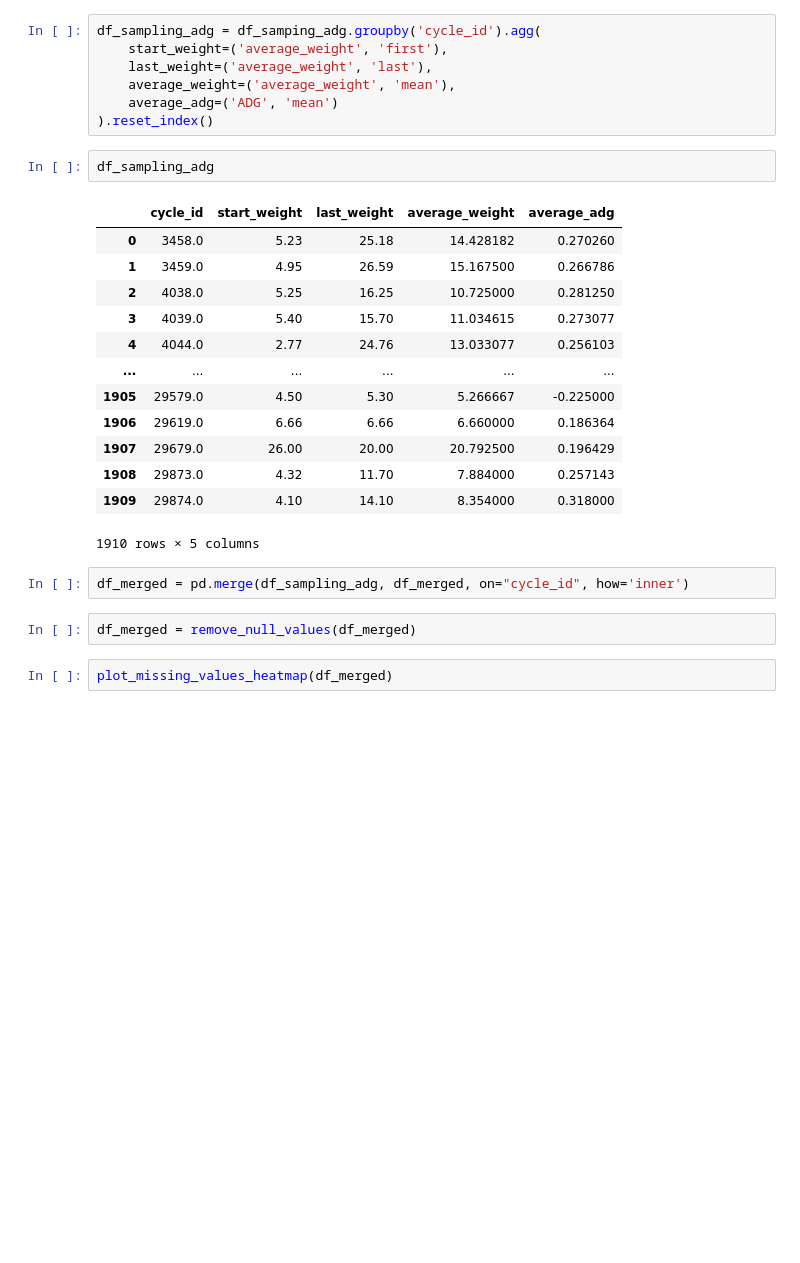
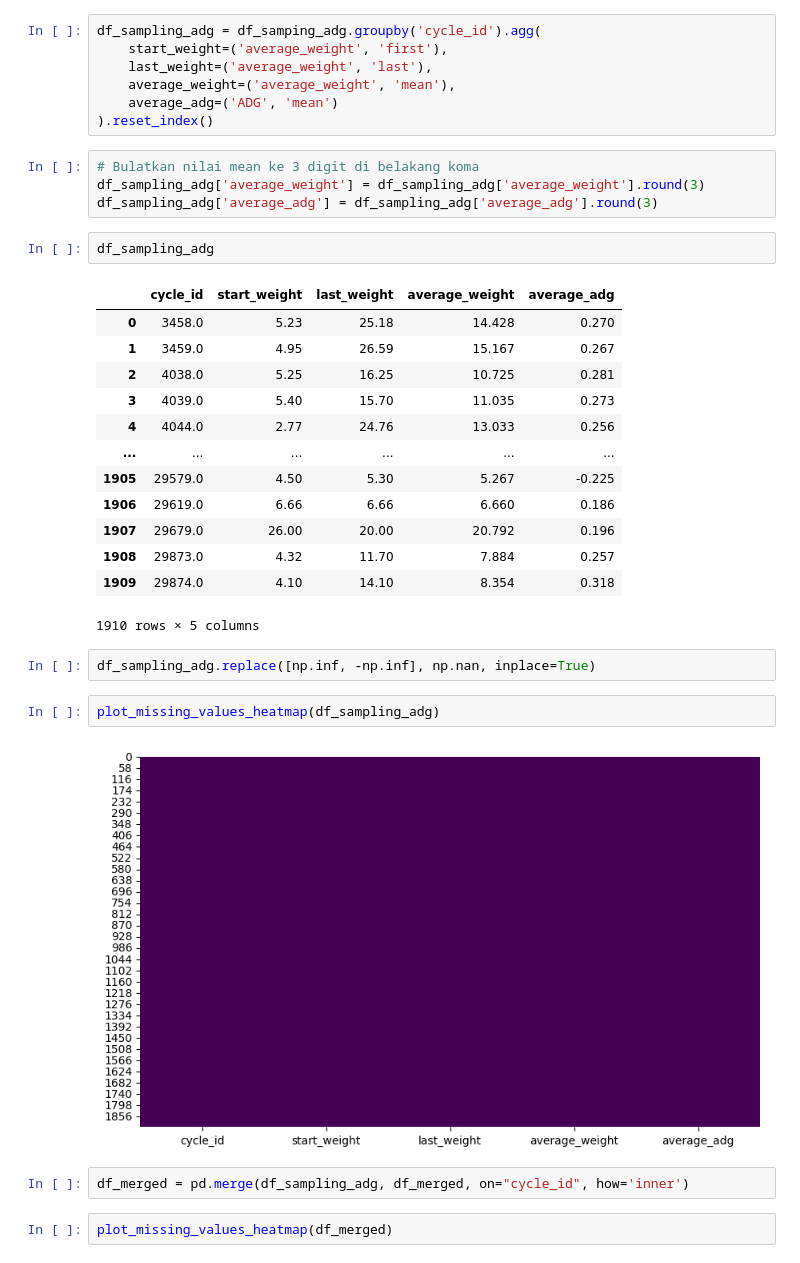
Before and after one commit to sugengdcahyo/shrimp-prediction, a Jupyter notebook: Cleaning.ipynb, the cells around one changed output. Cells and saved outputs as stored; diff of their text form; blank space fills up the shorter version.

Commit message:
Merge sampling dataset

```diff
--- a/Cleaning.ipynb
+++ b/Cleaning.ipynb
@@ -625,26 +625,34 @@ df_sampling_adg = df_samping_adg.groupby('cycle_id').agg(
     average_weight=('average_weight', 'mean'),
     average_adg=('ADG', 'mean')
 ).reset_index()
+# %%
+# Bulatkan nilai mean ke 3 digit di belakang koma
+df_sampling_adg['average_weight'] = df_sampling_adg['average_weight'].round(3)
+df_sampling_adg['average_adg'] = df_sampling_adg['average_adg'].round(3)
 # %%
 df_sampling_adg
 # %% [output]
 |  | cycle_id | start_weight | last_weight | average_weight | average_adg |
-| 0 | 3458.0 | 5.23 | 25.18 | 14.428182 | 0.270260 |
-| 1 | 3459.0 | 4.95 | 26.59 | 15.167500 | 0.266786 |
-| 2 | 4038.0 | 5.25 | 16.25 | 10.725000 | 0.281250 |
-| 3 | 4039.0 | 5.40 | 15.70 | 11.034615 | 0.273077 |
-| 4 | 4044.0 | 2.77 | 24.76 | 13.033077 | 0.256103 |
+| 0 | 3458.0 | 5.23 | 25.18 | 14.428 | 0.270 |
+| 1 | 3459.0 | 4.95 | 26.59 | 15.167 | 0.267 |
+| 2 | 4038.0 | 5.25 | 16.25 | 10.725 | 0.281 |
+| 3 | 4039.0 | 5.40 | 15.70 | 11.035 | 0.273 |
+| 4 | 4044.0 | 2.77 | 24.76 | 13.033 | 0.256 |
 | ... | ... | ... | ... | ... | ... |
-| 1905 | 29579.0 | 4.50 | 5.30 | 5.266667 | -0.225000 |
-| 1906 | 29619.0 | 6.66 | 6.66 | 6.660000 | 0.186364 |
-| 1907 | 29679.0 | 26.00 | 20.00 | 20.792500 | 0.196429 |
-| 1908 | 29873.0 | 4.32 | 11.70 | 7.884000 | 0.257143 |
-| 1909 | 29874.0 | 4.10 | 14.10 | 8.354000 | 0.318000 |
+| 1905 | 29579.0 | 4.50 | 5.30 | 5.267 | -0.225 |
+| 1906 | 29619.0 | 6.66 | 6.66 | 6.660 | 0.186 |
+| 1907 | 29679.0 | 26.00 | 20.00 | 20.792 | 0.196 |
+| 1908 | 29873.0 | 4.32 | 11.70 | 7.884 | 0.257 |
+| 1909 | 29874.0 | 4.10 | 14.10 | 8.354 | 0.318 |
 1910 rows × 5 columns
+# %%
+df_sampling_adg.replace([np.inf, -np.inf], np.nan, inplace=True)
+# %%
+plot_missing_values_heatmap(df_sampling_adg)
+# %% [output]
+[figure, added]
 # %%
 df_merged = pd.merge(df_sampling_adg, df_merged, on="cycle_id", how='inner')
-# %%
-df_merged = remove_null_values(df_merged)
 # %%
 plot_missing_values_heatmap(df_merged)
 # %% [output]
```
Also changed, not shown: parts of 4 cells of this notebook, 4 other files.
